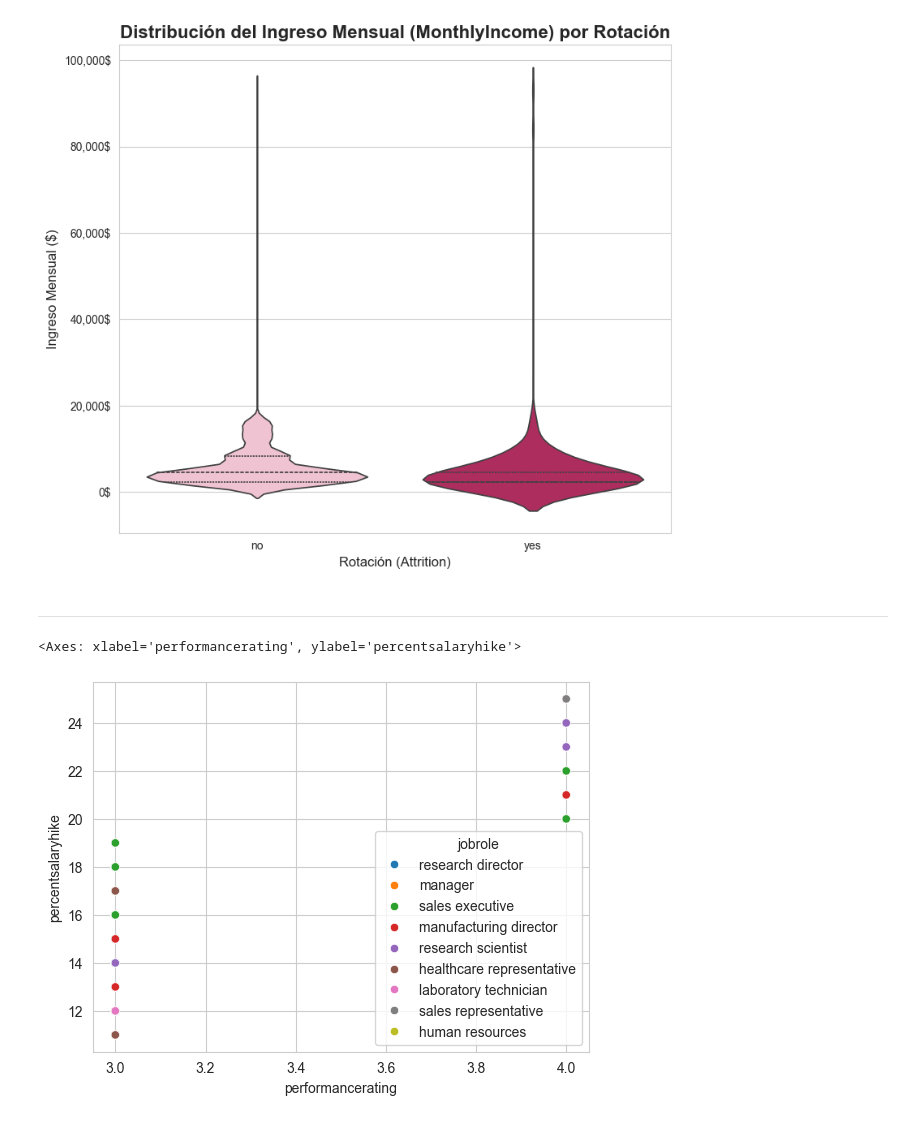
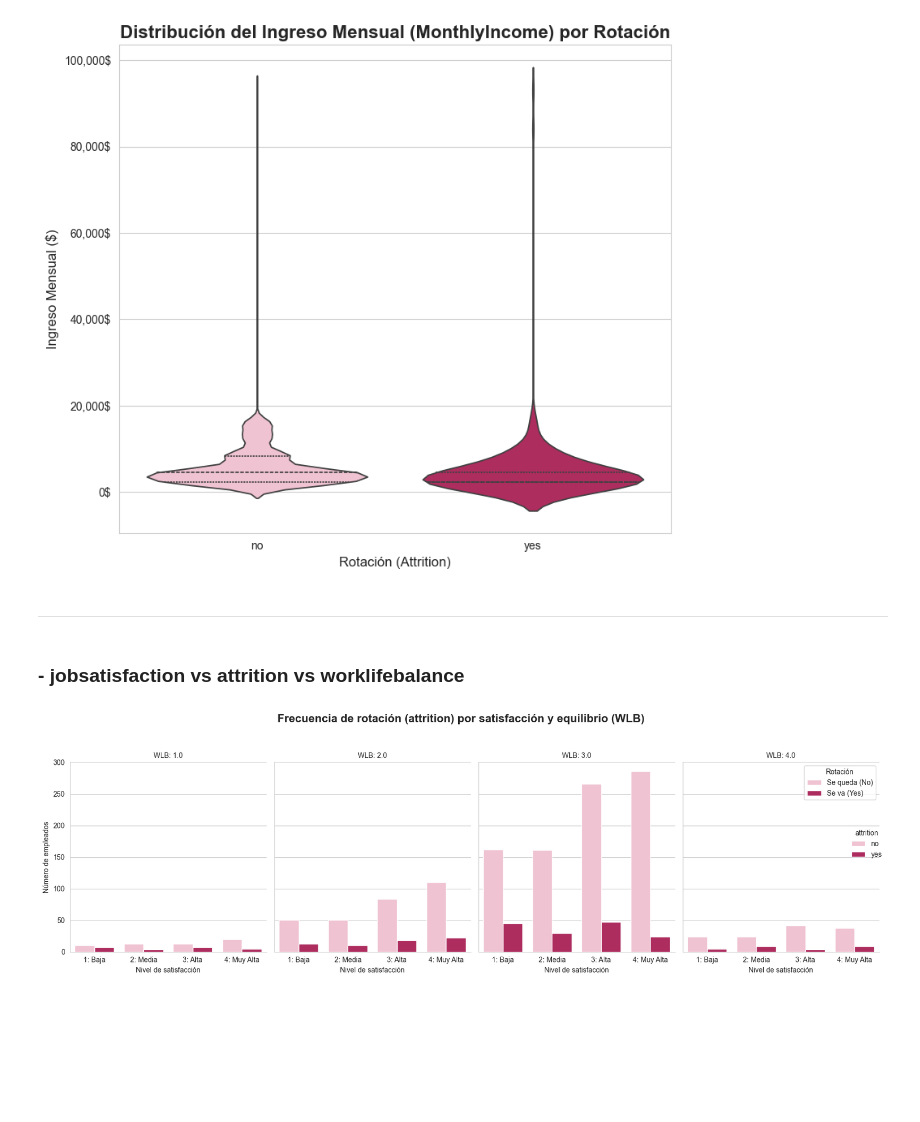
Before and after one commit to omniaunusest/VIZ-analytics-4-employee-data-talent-insights, a Jupyter notebook: visualizaciones.ipynb, the cells around one changed output. Cells and saved outputs as stored; diff of their text form; code cells hidden in the pictures; blank space fills up the shorter version.

```diff
--- a/visualizaciones.ipynb
+++ b/visualizaciones.ipynb
@@ -421,10 +423,39 @@ plt.tight_layout()
 plt.show()
 # %% [output]
 [figure]
-# %% [markdown]
-____
-# %%
-sns.scatterplot(data=df, x='performancerating', y='percentsalaryhike', hue='jobrole')
-# %% [output]
-<Axes: xlabel='performancerating', ylabel='percentsalaryhike'>
-[figure, removed]
+# %% [markdown]
+_____
+# %% [markdown]
+### - jobsatisfaction vs attrition vs worklifebalance
+# %%
+PALETA_WLB = {
+    'yes': '#C2185B',  # Rosa Oscuro: Rotación (Riesgo)
+    'no': '#F8BBD0'    # Rosa Claro: Permanencia (Seguridad)
+}
+
+g = sns.catplot(
+    data=df,
+    x='jobsatisfaction', # Eje principal
+    hue='attrition',     # Subdivisión de barras (Color)
+    col='worklifebalance', # ¡CRUCIAL! Crea una columna de gráficos para cada nivel
+    kind='count',        # Tipo de gráfico: Countplot (frecuencia)
+    palette=PALETA_WLB,
+    height=5,            # Altura de cada gráfico
+    aspect=0.8           # Proporción de aspecto (ancho/alto)
+)
+
+g.figure.suptitle('Frecuencia de rotación (attrition) por satisfacción y equilibrio (WLB)',
+               fontsize=16, weight='bold', y=1.05) # Título general
+
+g.set_axis_labels("Nivel de satisfacción", "Número de empleados")
+g.set_titles("WLB: {col_name}") # Título para cada columna: WLB: 1, WLB: 2, etc.
+
+plt.xticks(ticks=[0, 1, 2, 3], labels=['1: Baja', '2: Media', '3: Alta', '4: Muy Alta'])
+
+plt.legend(title='Rotación', labels=['Se queda (No)', 'Se va (Yes)'], loc='upper right')
+
+
+plt.tight_layout()
+plt.show()
+# %% [output]
+[figure, added]
```
Also changed, not shown: parts of 3 cells of this notebook.
